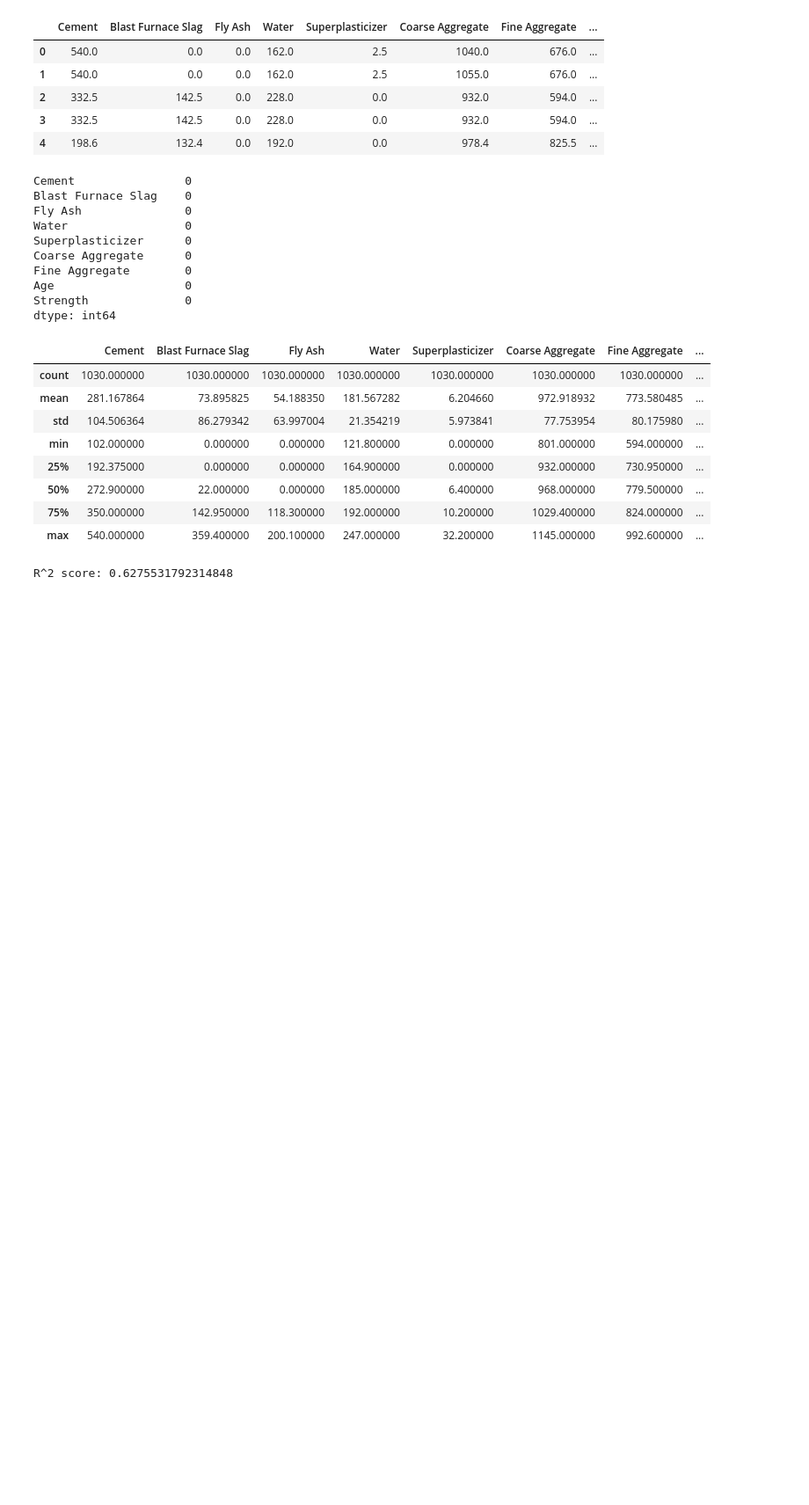
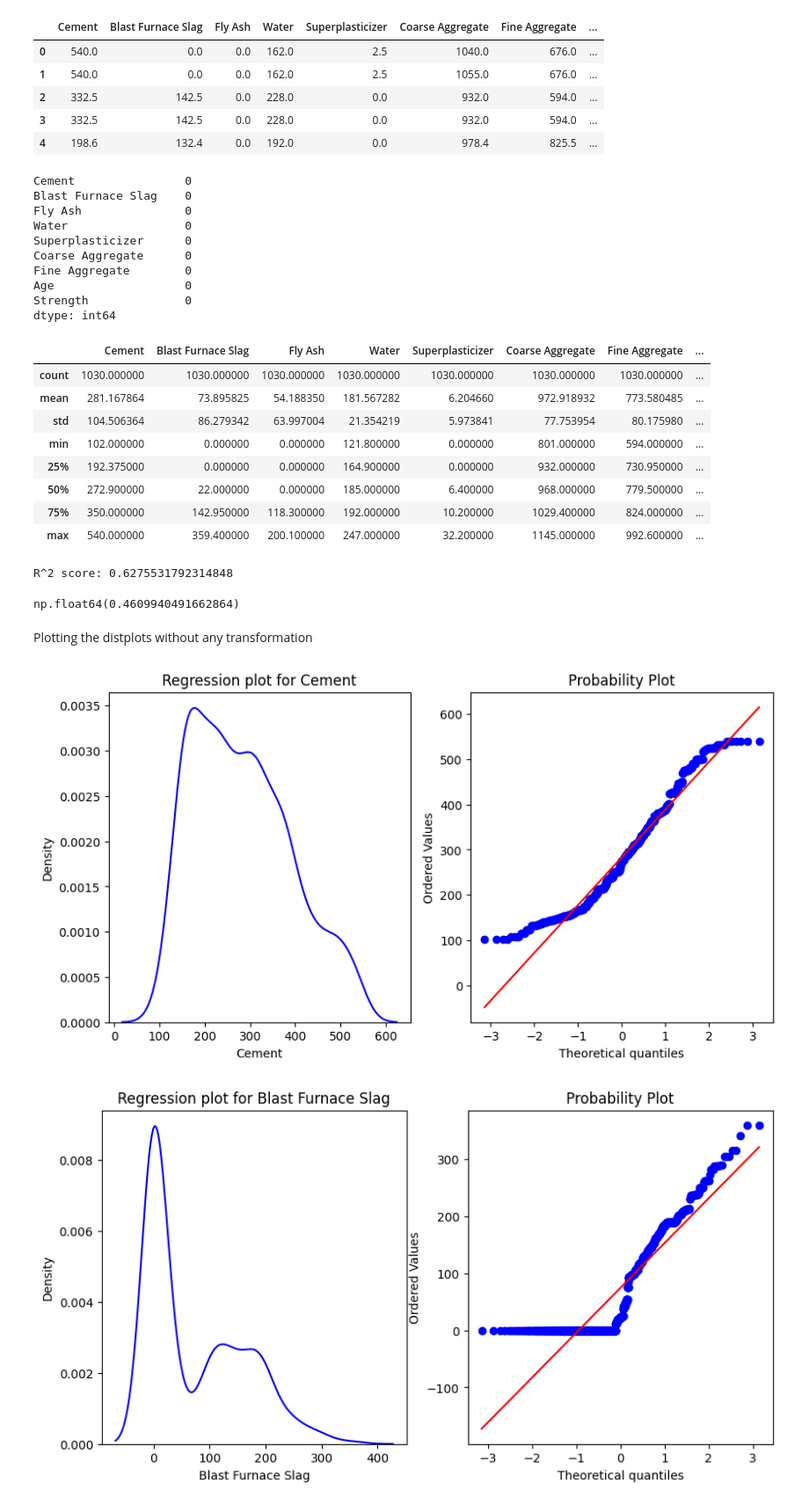
Before and after one commit to Mohotasir/my_ML_Journey, a Jupyter notebook: 100days_ML/Feature_Engineering/Power_transformer/power-transformer.ipynb, the cells around one changed output. Shown at 88% size. Drawn from its saved outputs; the diff is of its cells as text; code cells hidden in the pictures; blank space fills up the shorter version.

```diff
--- a/100days_ML/Feature_Engineering/Power_transformer/power-transformer.ipynb
+++ b/100days_ML/Feature_Engineering/Power_transformer/power-transformer.ipynb
@@ -58,3 +58,22 @@ y_pred = lr.predict(x_test)
 print("R^2 score:", r2_score(y_test, y_pred))
 # %% [output]
 R^2 score: 0.6275531792314848
+# %%
+#cross checking the model
+np.mean(cross_val_score(lr, x, y, scoring='r2'))
+# %% [output]
+np.float64(0.4609940491662864)
+# %% [markdown]
+Plotting the distplots without any transformation
+# %%
+for i in x_train.columns:
+    plt.figure(figsize=(10, 5))
+    plt.subplot(121)
+    sns.kdeplot(x_train[i], color='blue')
+    plt.title(f'Regression plot for {i}')
+    plt.subplot(122)
+    stats.probplot(x_train[i], dist='norm', plot=plt)
+    plt.show()
+# %% [output]
+[figure, added]
+[figure, added]
```
Also changed, not shown: parts of 6 cells of this notebook.
